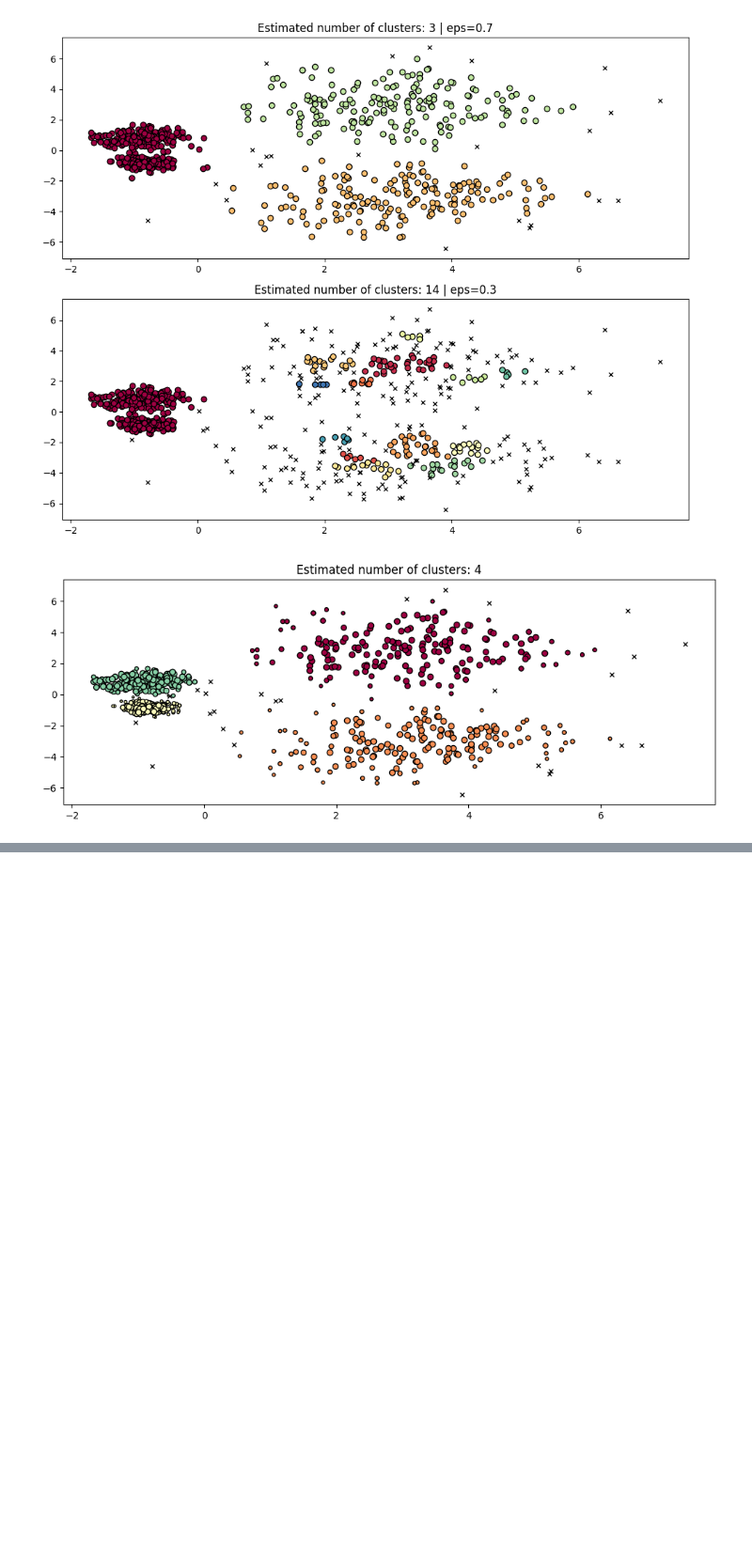
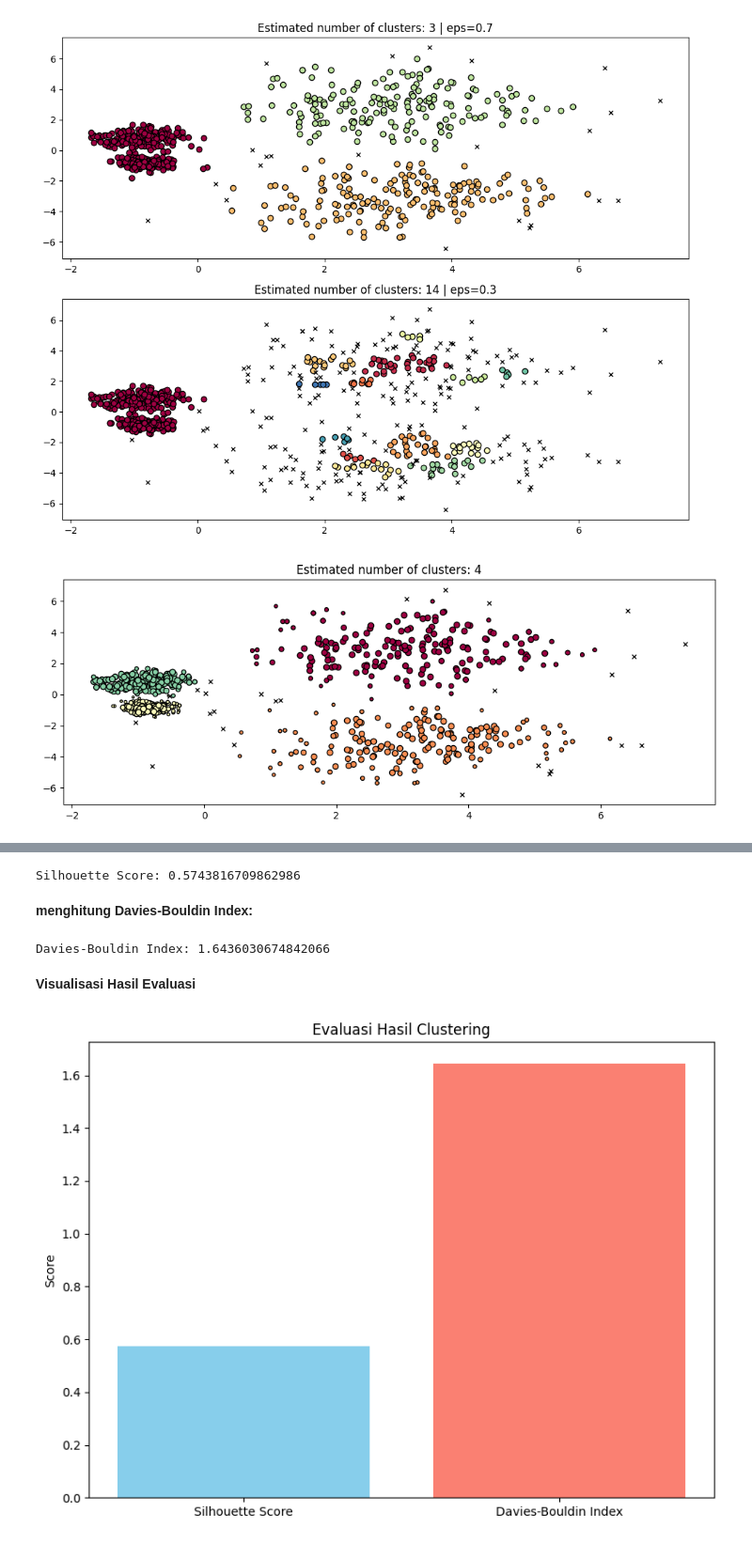
Before and after one commit to IlhamDharm/244107020220-machine-learning, a Jupyter notebook: TG5_244107020220_ILHAM_DHARMA_ATMAJA.ipynb, the cells around one changed output, grey strips where cells are left out. Shown at 94% size. Drawn from its saved outputs; the diff is of its cells as text; code cells hidden in the pictures; blank space fills up the shorter version.

```diff
--- a/TG5_244107020220_ILHAM_DHARMA_ATMAJA.ipynb
+++ b/TG5_244107020220_ILHAM_DHARMA_ATMAJA.ipynb
@@ -130,0 +183,36 @@ plot(X, hdb.labels_, hdb.probabilities_)
+# %%
+from sklearn.metrics import silhouette_score
+
+# Menghitung Silhouette Score untuk hasil clustering HDBSCAN
+sil_score = silhouette_score(X, hdb.labels_)
+print(f"Silhouette Score: {sil_score}")
+# %% [output]
+Silhouette Score: 0.5743816709862986
+# %% [markdown]
+**menghitung Davies-Bouldin Index:**
+# %%
+from sklearn.metrics import davies_bouldin_score
+
+# Menghitung Davies-Bouldin Index untuk hasil clustering HDBSCAN
+dbi_score = davies_bouldin_score(X, hdb.labels_)
+print(f"Davies-Bouldin Index: {dbi_score}")
+# %% [output]
+Davies-Bouldin Index: 1.6436030674842066
+# %% [markdown]
+**Visualisasi Hasil Evaluasi**
+# %%
+# membandingkan DBI dan Silhouette Score untuk beberapa eksperimen
+scores = {
+    "Silhouette Score": sil_score,
+    "Davies-Bouldin Index": dbi_score
+}
+
+# Plot hasil evaluasi
+fig, ax = plt.subplots(figsize=(8, 6))
+ax.bar(scores.keys(), scores.values(), color=['skyblue', 'salmon'])
+ax.set_title("Evaluasi Hasil Clustering")
+ax.set_ylabel("Score")
+plt.tight_layout()
+plt.show()
+# %% [output]
+[figure, added]
```
Also changed, not shown: parts of 8 cells of this notebook.
